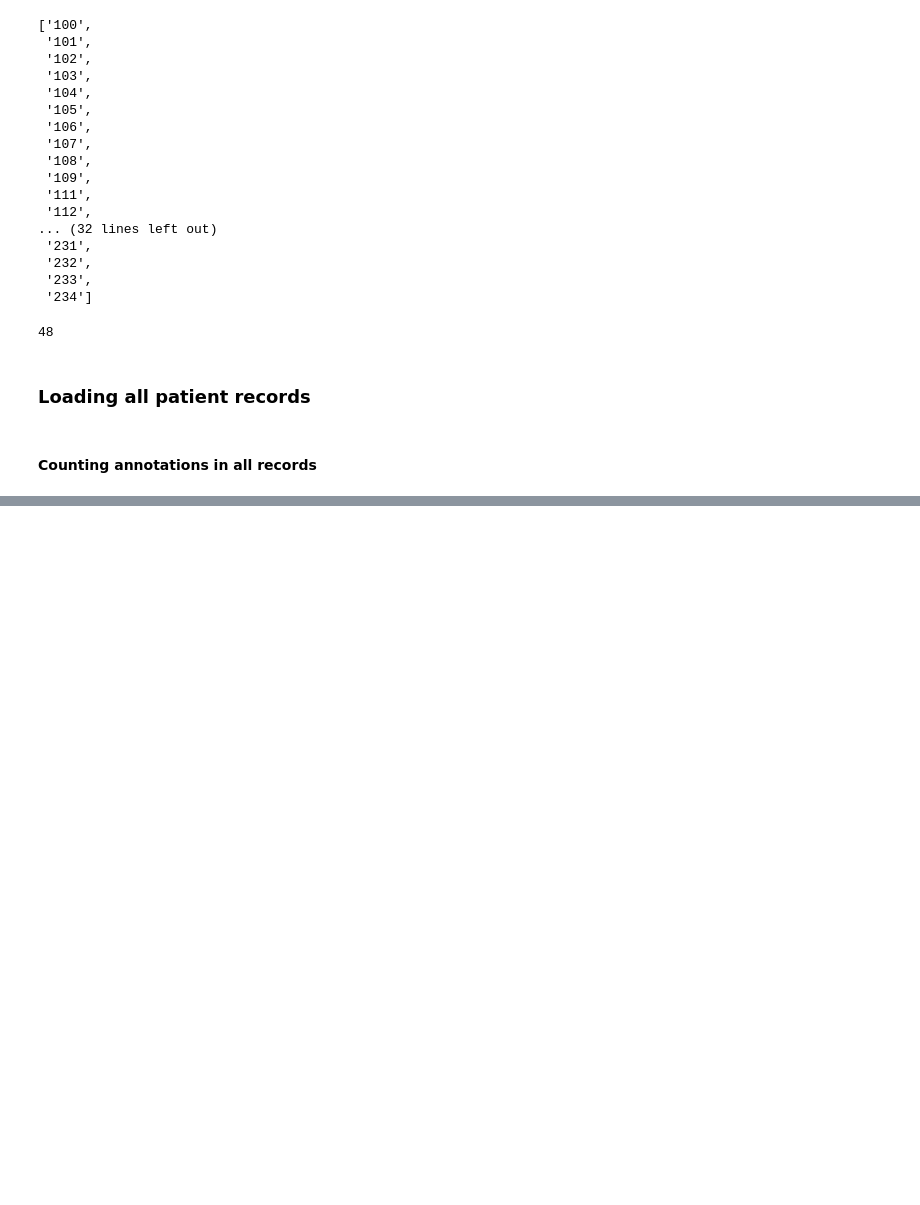
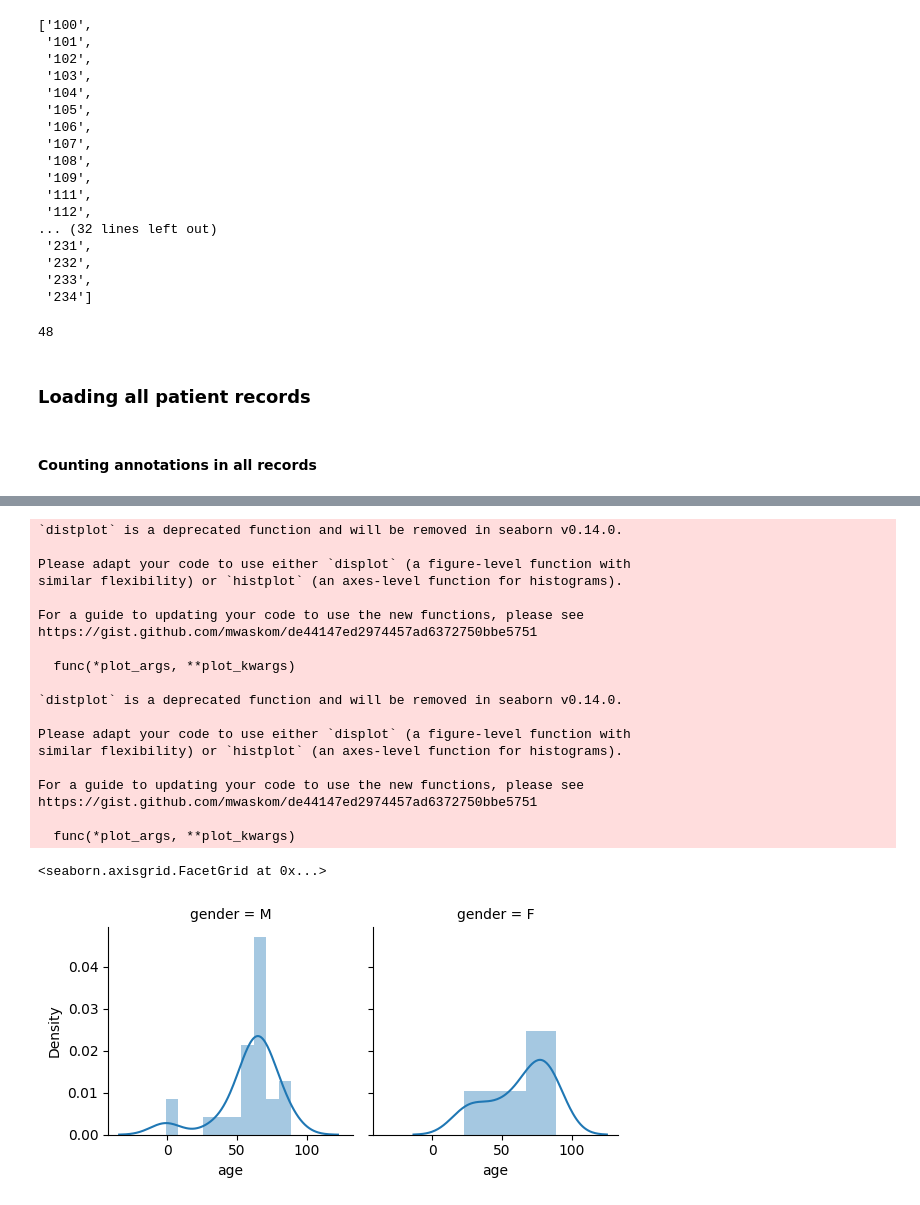
Before and after one commit to Alton1998/Arrhythmia-Detection, a Jupyter notebook: Arrhythmia Detection EDA.ipynb, the cells around one changed output, grey strips where cells are left out. Drawn from its saved outputs; the diff is of its cells as text; code cells hidden in the pictures; blank space fills up the shorter version.

```diff
--- a/Arrhythmia Detection EDA.ipynb
+++ b/Arrhythmia Detection EDA.ipynb
@@ -126,0 +140,18 @@ annotation_distribution_dataframe =
+# %%
+patient_data_frame.set_index("id", inplace=True)
+# %%
+ages = []
+gender = []
+for record_id in patient_data["id"]:
+    ecg_record = dr.load_record(record_id)
+    ages.append(ecg_record.patient_age())
+    gender.append(ecg_record.patient_gender())
+    record_annotation_count_tuple = count_annotations([ecg_record])
+    for symbol, count in zip(
+        record_annotation_count_tuple[0], record_annotation_count_tuple[1]
+    ):
+        patient_data_frame.loc[record_id][symbol] = count
+# %%
+patient_data_frame["age"] = np.array(ages)
+# %%
+patient_data_frame["gender"] = np.array(gender)
@@ -126,0 +168,25 @@ annotation_distribution_dataframe =
+# %%
+g = sns.FacetGrid(data=patient_data_frame, col="gender")
+g.map(sns.distplot, "age")
+# %% [output]
+`distplot` is a deprecated function and will be removed in seaborn v0.14.0.
+
+Please adapt your code to use either `displot` (a figure-level function with
+similar flexibility) or `histplot` (an axes-level function for histograms).
+
+For a guide to updating your code to use the new functions, please see
+https://gist.github.com/mwaskom/de44147ed2974457ad6372750bbe5751
+
+  func(*plot_args, **plot_kwargs)
+
+`distplot` is a deprecated function and will be removed in seaborn v0.14.0.
+
+Please adapt your code to use either `displot` (a figure-level function with
+similar flexibility) or `histplot` (an axes-level function for histograms).
+
+For a guide to updating your code to use the new functions, please see
+https://gist.github.com/mwaskom/de44147ed2974457ad6372750bbe5751
+
+  func(*plot_args, **plot_kwargs)
+<seaborn.axisgrid.FacetGrid at 0x...>
+[figure, added]
```
Also changed, not shown: parts of 33 cells of this notebook, 2 other files.
